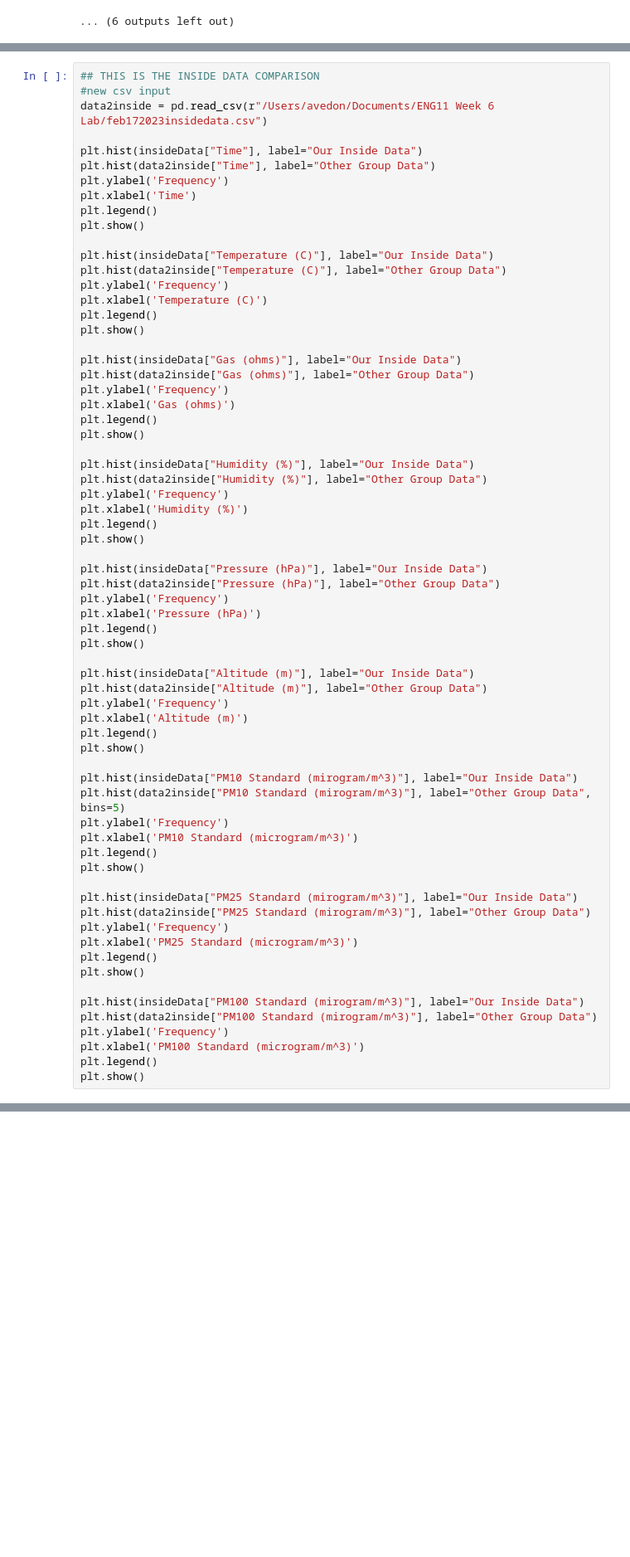
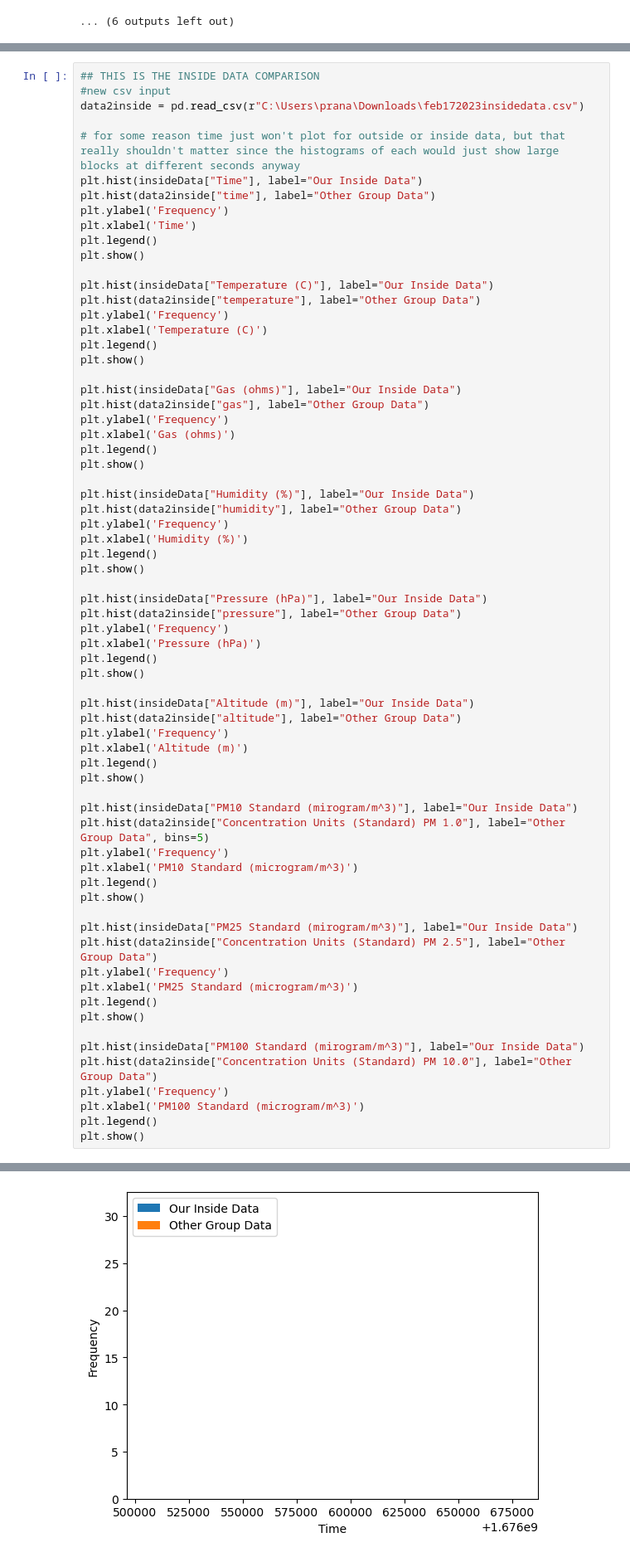
Before and after one commit to YaBoiPapier/E11-Lab-Besties, a Jupyter notebook: Week 6 Lab Test.ipynb, the cells around one changed output, grey strips where cells are left out. Shown at 83% size. Drawn from its saved outputs; the diff is of its cells as text; blank space fills up the shorter version.

```diff
--- a/Week 6 Lab Test.ipynb
+++ b/Week 6 Lab Test.ipynb
@@ -522,66 +520,67 @@ I think we took enough data for the Central Limit Theorem to apply, it's just th
 # %%
 ## THIS IS THE INSIDE DATA COMPARISON
 #new csv input
-data2inside = pd.read_csv(r"/Users/avedon/Documents/ENG11 Week 6 Lab/feb172023insidedata.csv")
+data2inside = pd.read_csv(r"C:\Users\prana\Downloads\feb172023insidedata.csv")
 
+# for some reason time just won't plot for outside or inside data, but that really shouldn't matter since the histograms of each would just show large blocks at different seconds anyway
 plt.hist(insideData["Time"], label="Our Inside Data")
-plt.hist(data2inside["Time"], label="Other Group Data")
+plt.hist(data2inside["time"], label="Other Group Data")
 plt.ylabel('Frequency')
 plt.xlabel('Time')
 plt.legend()
 plt.show()
 
 plt.hist(insideData["Temperature (C)"], label="Our Inside Data")
-plt.hist(data2inside["Temperature (C)"], label="Other Group Data")
+plt.hist(data2inside["temperature"], label="Other Group Data")
 plt.ylabel('Frequency')
 plt.xlabel('Temperature (C)')
 plt.legend()
 plt.show()
 
 plt.hist(insideData["Gas (ohms)"], label="Our Inside Data")
-plt.hist(data2inside["Gas (ohms)"], label="Other Group Data")
+plt.hist(data2inside["gas"], label="Other Group Data")
 plt.ylabel('Frequency')
 plt.xlabel('Gas (ohms)')
 plt.legend()
 plt.show()
 
 plt.hist(insideData["Humidity (%)"], label="Our Inside Data")
-plt.hist(data2inside["Humidity (%)"], label="Other Group Data")
+plt.hist(data2inside["humidity"], label="Other Group Data")
 plt.ylabel('Frequency')
 plt.xlabel('Humidity (%)')
 plt.legend()
 plt.show()
 
 plt.hist(insideData["Pressure (hPa)"], label="Our Inside Data")
-plt.hist(data2inside["Pressure (hPa)"], label="Other Group Data")
+plt.hist(data2inside["pressure"], label="Other Group Data")
 plt.ylabel('Frequency')
 plt.xlabel('Pressure (hPa)')
 plt.legend()
 plt.show()
 
 plt.hist(insideData["Altitude (m)"], label="Our Inside Data")
-plt.hist(data2inside["Altitude (m)"], label="Other Group Data")
+plt.hist(data2inside["altitude"], label="Other Group Data")
 plt.ylabel('Frequency')
 plt.xlabel('Altitude (m)')
 plt.legend()
 plt.show()
 
 plt.hist(insideData["PM10 Standard (mirogram/m^3)"], label="Our Inside Data")
-plt.hist(data2inside["PM10 Standard (mirogram/m^3)"], label="Other Group Data", bins=5)
+plt.hist(data2inside["Concentration Units (Standard) PM 1.0"], label="Other Group Data", bins=5)
 plt.ylabel('Frequency')
 plt.xlabel('PM10 Standard (microgram/m^3)')
 plt.legend()
 plt.show()
 
 plt.hist(insideData["PM25 Standard (mirogram/m^3)"], label="Our Inside Data")
-plt.hist(data2inside["PM25 Standard (mirogram/m^3)"], label="Other Group Data")
+plt.hist(data2inside["Concentration Units (Standard) PM 2.5"], label="Other Group Data")
 plt.ylabel('Frequency')
 plt.xlabel('PM25 Standard (microgram/m^3)')
 plt.legend()
 plt.show()
 
 plt.hist(insideData["PM100 Standard (mirogram/m^3)"], label="Our Inside Data")
-plt.hist(data2inside["PM100 Standard (mirogram/m^3)"], label="Other Group Data")
+plt.hist(data2inside["Concentration Units (Standard) PM 10.0"], label="Other Group Data")
 plt.ylabel('Frequency')
 plt.xlabel('PM100 Standard (microgram/m^3)')
 plt.legend()
@@ -590,0 +589 @@ NameError: name 'pd' is not defined
+[figure, added]
```
Also changed, not shown: parts of 5 cells of this notebook.
